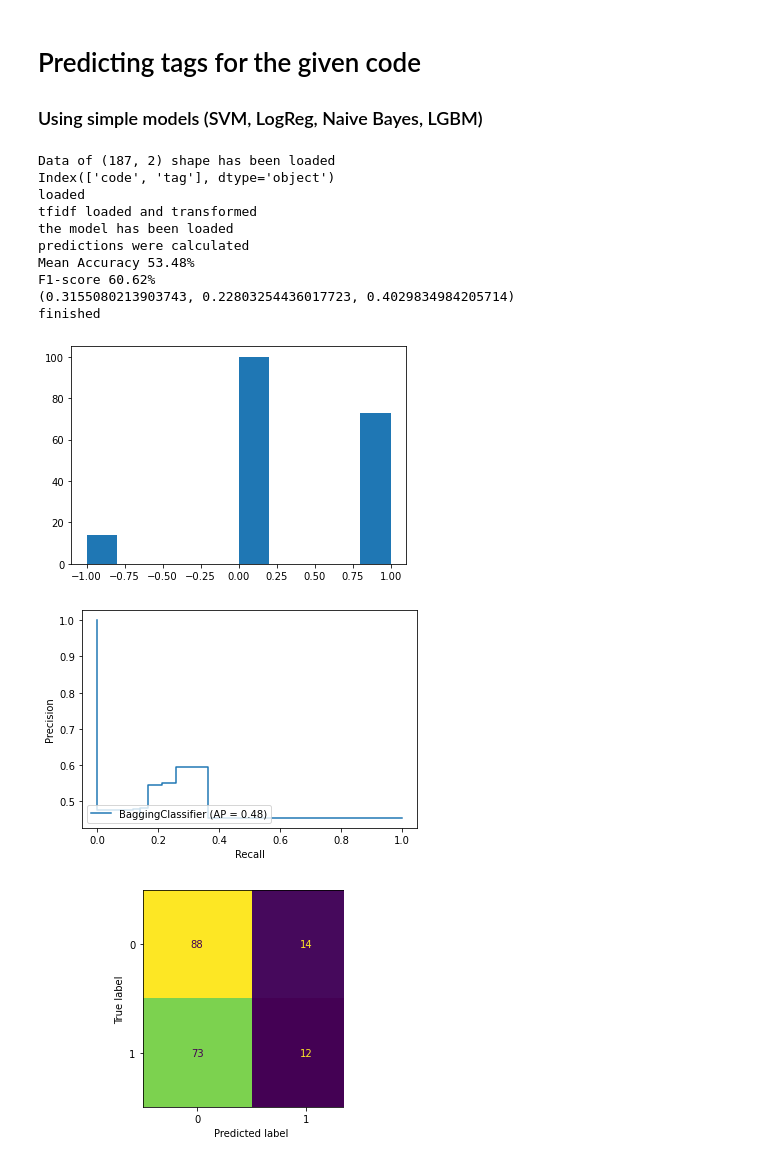
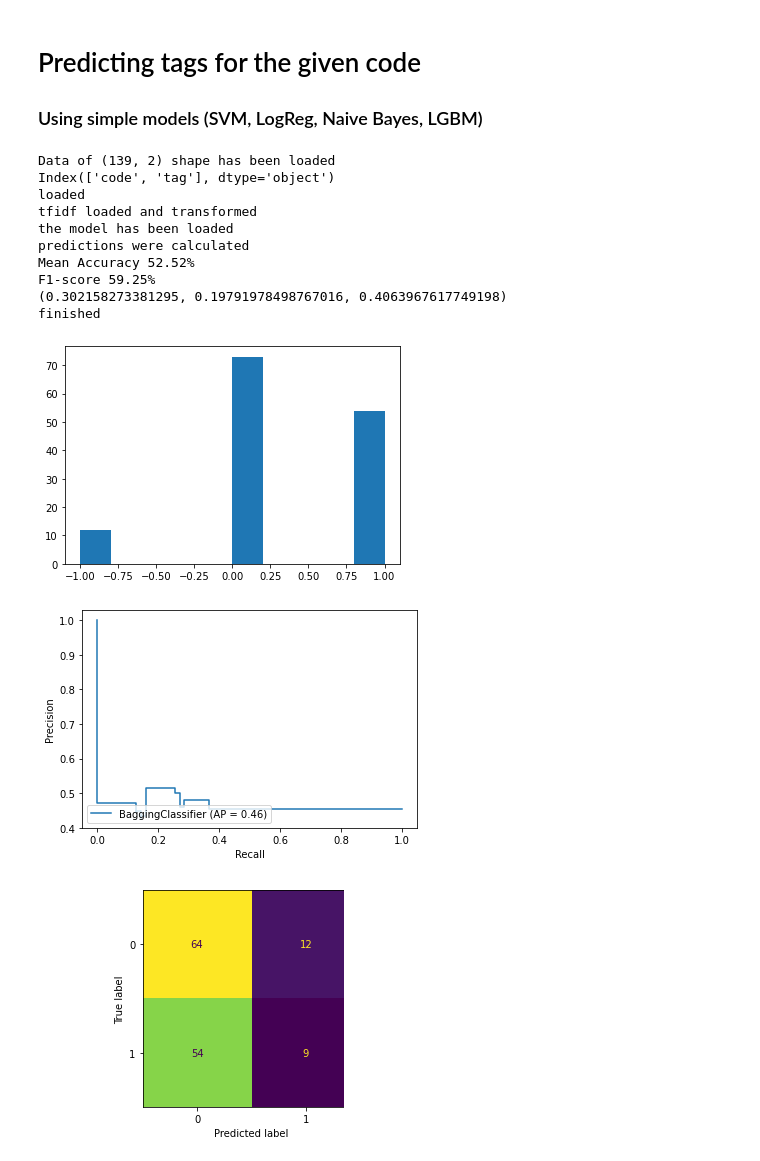
Before and after one commit to whatevernevermindbro/source_code_classification, a Jupyter notebook: predict_tag.ipynb, the cells around one changed output. Drawn from its saved outputs; the diff is of its cells as text; code cells hidden in the pictures.

Commit message:
SVM Validation, graph_v2, chunk_size == 40

```diff
--- a/predict_tag.ipynb
+++ b/predict_tag.ipynb
@@ -100,7 +100,7 @@ def get_predictions(X, y, TAG_TO_PREDICT, MODEL_DIR):
     print(result)
 # %%
 if __name__ == '__main__':
-    DATASET_PATH = './data/chunks_30_validate.csv'
+    DATASET_PATH = './data/chunks_40_validate.csv'
     MODEL_DIR = './models/svm_regex_graph_v2.sav'
     TFIDF_DIR = './models/tfidf_svm_graph_v2.pickle'
     CODE_COLUMN = 'code' #'code_block'
@@ -108,39 +108,39 @@ if __name__ == '__main__':
     df, code_blocks = load_code_blocks(DATASET_PATH, CODE_COLUMN)
     nrows = df.shape[0]
     print("loaded")
     tfidf_params = {'min_df': 5
             , 'max_df': 0.3
             , 'smooth_idf': True}
     SVM_params = {'C': 100
             , 'kernel': "linear"
             , 'verbose': 1
             , 'random_state': 241}
     meta = {'data': DATASET_PATH
                 ,'nrows': nrows
                 ,'label': TAG_TO_PREDICT
                 ,'model': MODEL_DIR}
     code_blocks_tfidf = tfidf_transform(code_blocks, tfidf_params, TFIDF_DIR)
     with dagshub.dagshub_logger() as logger:
         # metrics = SVM_evaluate(df, code_blocks, tfidf_params, TFIDF_DIR, SVM_params)
         metrics = get_predictions(code_blocks_tfidf, df[TAG_TO_PREDICT].astype(int), TAG_TO_PREDICT, MODEL_DIR)
         logger.log_hyperparams(meta)
         logger.log_hyperparams(tfidf_params)
         logger.log_hyperparams(SVM_params)
         logger.log_metrics(metrics)
     print("finished")
 # %% [output]
-Data of (187, 2) shape has been loaded
+Data of (139, 2) shape has been loaded
 Index(['code', 'tag'], dtype='object')
 loaded
 tfidf loaded and transformed
 the model has been loaded
 predictions were calculated
-Mean Accuracy 53.48%
-F1-score 60.62%
-(0.3155080213903743, 0.22803254436017723, 0.4029834984205714)
+Mean Accuracy 52.52%
+F1-score 59.25%
+(0.302158273381295, 0.19791978498767016, 0.4063967617749198)
 finished
-[figure, old version]
+[figure, new version]
-[figure, old version]
+[figure, new version]
 [figure]
 # %%
 # SVM Validation on every chunk_size [-5]
```
Also changed, not shown: 2 other files.
